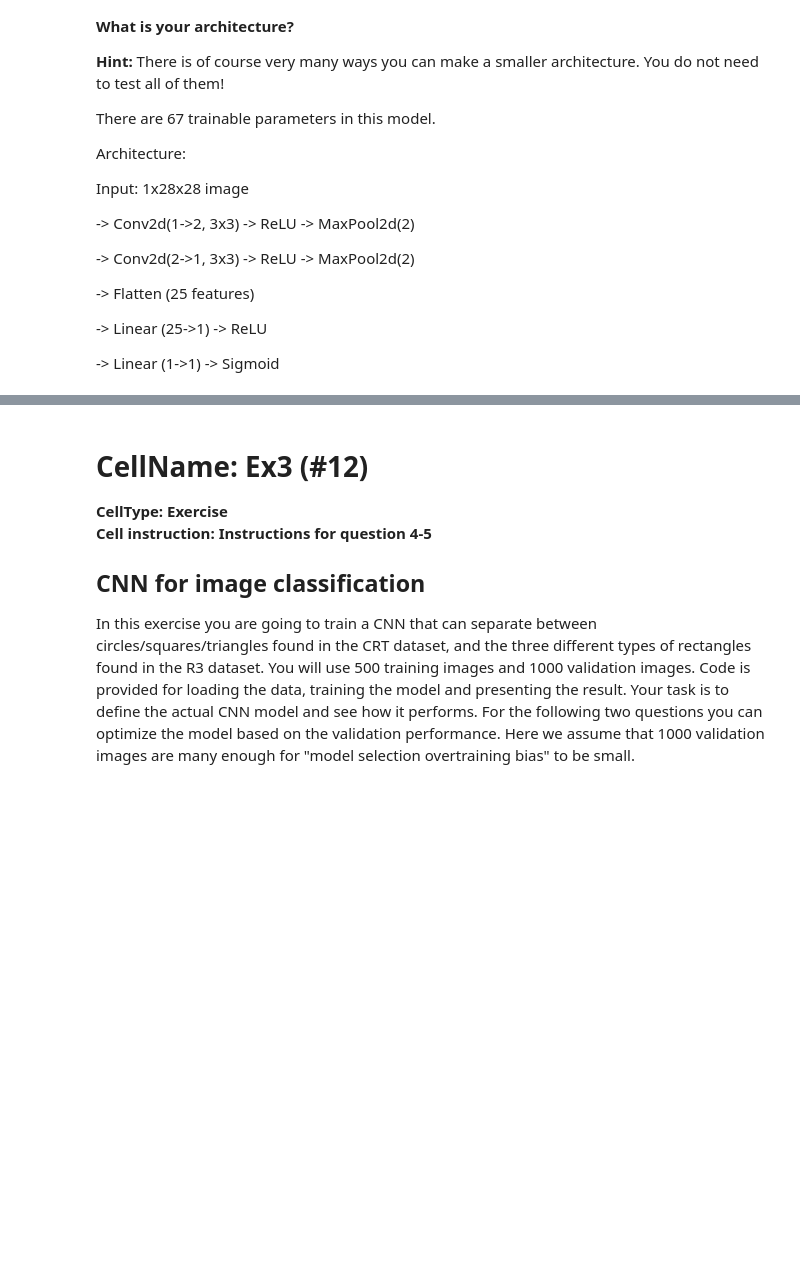
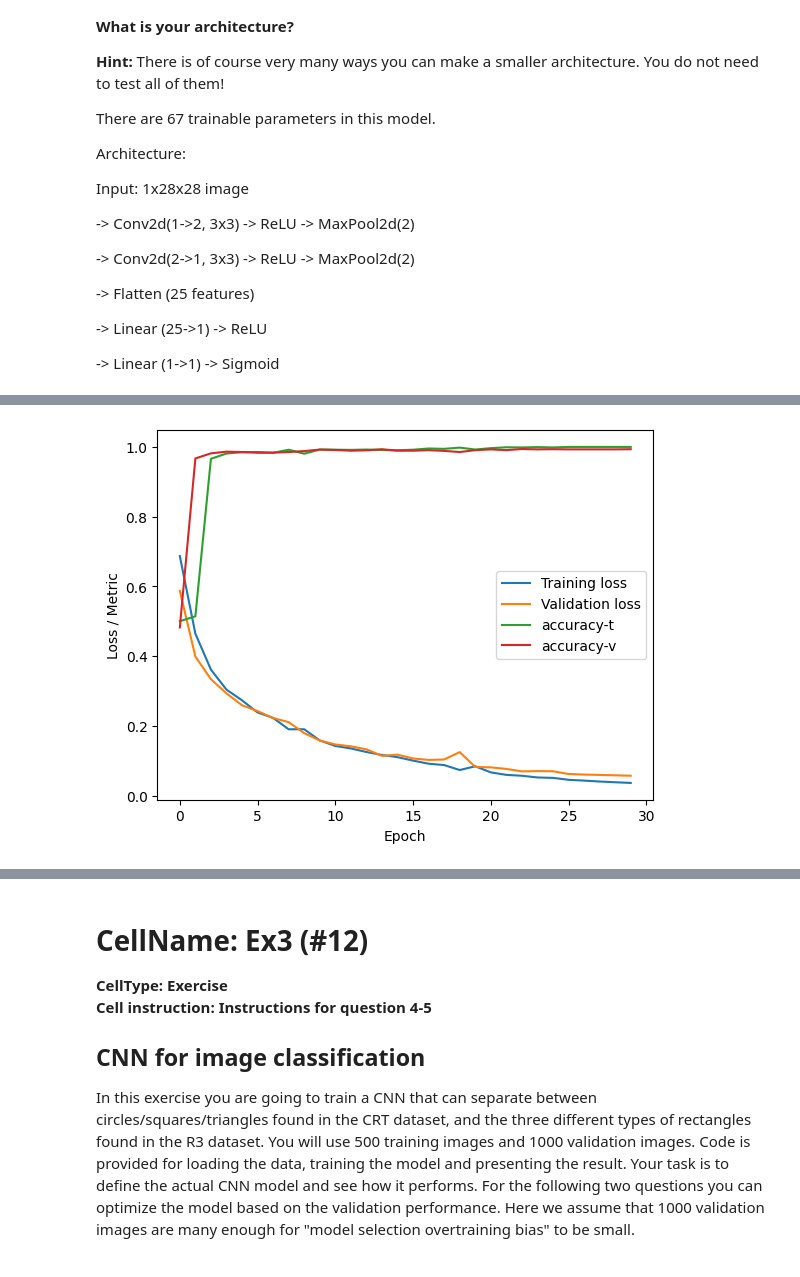
Before and after one commit to myngoc-trg/BERN04_ANN_DeepLearning, a Jupyter notebook: Lab_3/lab3.ipynb, the cells around one changed output, grey strips where cells are left out. Drawn from its saved outputs; the diff is of its cells as text; code cells hidden in the pictures; blank space fills up the shorter version.

```diff
--- a/Lab_3/lab3.ipynb
+++ b/Lab_3/lab3.ipynb
@@ -1159,0 +1164,93 @@ Hint! If you repeat the training you most likely get a new network and other fil
+# %%
+# Load the dataset, MNIST-56
+x_trn, d_trn, x_val, d_val, width, height = loadMNIST56()
+
+# Container for CNN layers that will be used to construct the Network
+layers = OrderedDict()
+
+# First convolutional layer
+layers["conv1"] = nn.Conv2d(in_channels=1, out_channels=8,
+                            kernel_size=(3, 3))
+layers["act1"] = nn.ReLU()
+
+layers["conv2"] = nn.Conv2d(in_channels=8, out_channels=8,
+                            kernel_size=(3, 3))
+layers["act2"] = nn.ReLU()
+
+layers["conv3"] = nn.Conv2d(in_channels=8, out_channels=8,
+                            kernel_size=(3, 3))
+layers["act3"] = nn.ReLU()
+
+layers["mp1"] = nn.MaxPool2d((2, 2))
+
+# Second convolutional layer
+layers["conv4"] = nn.Conv2d(in_channels=8, out_channels=8,
+                            kernel_size=(3, 3))
+layers["act4"] = nn.ReLU()
+
+layers["conv5"] = nn.Conv2d(in_channels=8, out_channels=8,
+                            kernel_size=(3, 3))
+layers["act5"] = nn.ReLU()
+
+layers["conv6"] = nn.Conv2d(in_channels=8, out_channels=8,
+                            kernel_size=(3, 3))
+layers["act6"] = nn.ReLU()
+
+layers["mp2"] = nn.MaxPool2d((2, 2))
+
+# Fully connected MLP layers.
+# Use one input image to compute the number of nodes after convolution layers.
+n_features = nn.Sequential(layers)(Tensor(x_trn[0])).numel()
+layers["flat"] = nn.Flatten()
+layers["mlp"] = nn.Linear(n_features, 5)
+layers["amlp"] = nn.ReLU()
+# Output layer
+layers["out"] = nn.Linear(5, 1)
+layers["aout"] = nn.Sigmoid()
+
+model_ex2 = Network(layers, l2regularization=0).to(device)
+
+# Hyperparameters
+opt_method = torch.optim.Adam   # minimization method
+learning_rate = 0.005           # learning rate
+loss_fn = nn.BCELoss()          # loss function, binary cross entropy
+number_epochs = 30
+minibatch_size = 64
+
+# Additional metrics to print {name: metric}
+metrics = {'accuracy': BinaryAccuracyMetric()}
+
+# Print a summary of the model
+print(model_ex2)
+
+# Set up the optimizer
+optimizer = opt_method(model_ex2.parameters(), lr=learning_rate)
+
+# Create datasets and batch loaders for the training and test data on the GPU or CPU
+dset_trn = TensorDataset(torch.tensor(x_trn, device=device, dtype=dtype_torch),
+                         torch.tensor(d_trn, device=device, dtype=dtype_torch))
+dl_trn = DataLoader(dset_trn, batch_size=minibatch_size, shuffle=True)
+
+dset_val = TensorDataset(torch.tensor(x_val, device=device, dtype=dtype_torch),
+                         torch.tensor(d_val, device=device, dtype=dtype_torch))
+dl_val = DataLoader(dset_val)
+
+
+# Train the network and print the progress
+train_loss, val_loss, metrics_res = train_loop(
+    model=model_ex2,
+    train_dataloader=dl_trn,
+    val_dataloader=dl_val,
+    loss_fn=loss_fn,
+    metrics=metrics,
+    optimizer=optimizer,
+    print_every=5,
+    epochs=number_epochs)
+
+# Plot the training history
+plot_training(train_loss, val_loss, metrics_res)
+
+# Call the stats function to print out statistics for binary classification problems
+stats_classification(model_ex2, dset_trn, loss_fn=loss_fn, label="Training")
+stats_classification(model_ex2, dset_val, loss_fn=loss_fn, label="Validation")
+# %% [output]
@@ -1159,0 +1274 @@ Hint! If you repeat the training you most likely get a new network and other fil
+[figure, added]
```
Also changed, not shown: parts of 5 cells of this notebook.
